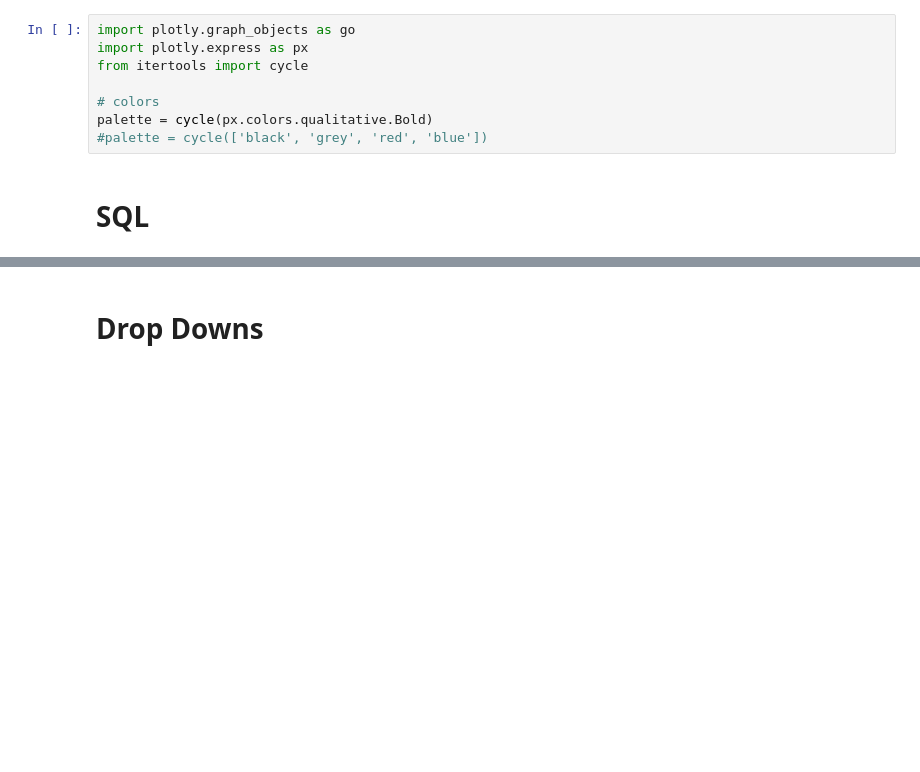
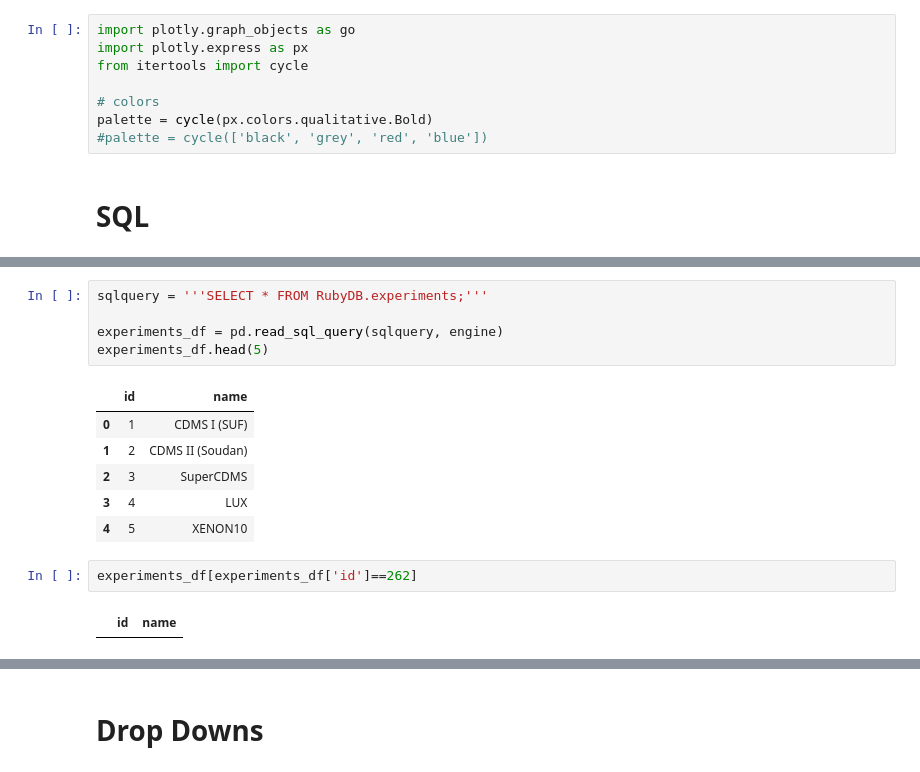
Before and after one commit to dmto0l2022/dmtoolcode1, a Jupyter notebook: Charts/Version1.ipynb, the cells around one changed output, grey strips where cells are left out. Drawn from its saved outputs; the diff is of its cells as text; blank space fills up the shorter version.

```diff
--- a/Charts/Version1.ipynb
+++ b/Charts/Version1.ipynb
@@ -52,3 +81,19 @@ palette = cycle(px.colors.qualitative.Bold)
+# %%
+sqlquery = '''SELECT * FROM RubyDB.experiments;'''
+
+experiments_df = pd.read_sql_query(sqlquery, engine)
+experiments_df.head(5)
+# %% [output]
+|  | id | name |
+| 0 | 1 | CDMS I (SUF) |
+| 1 | 2 | CDMS II (Soudan) |
+| 2 | 3 | SuperCDMS |
+| 3 | 4 | LUX |
+| 4 | 5 | XENON10 |
+# %%
+experiments_df[experiments_df['id']==262]
+# %% [output]
+|  | id | name |
 # %%
 sqlquery = '''SELECT id,data_label,data_values,data_comment,
 data_reference FROM RubyDB.limits;'''
```
Also changed, not shown: parts of 32 cells of this notebook.
